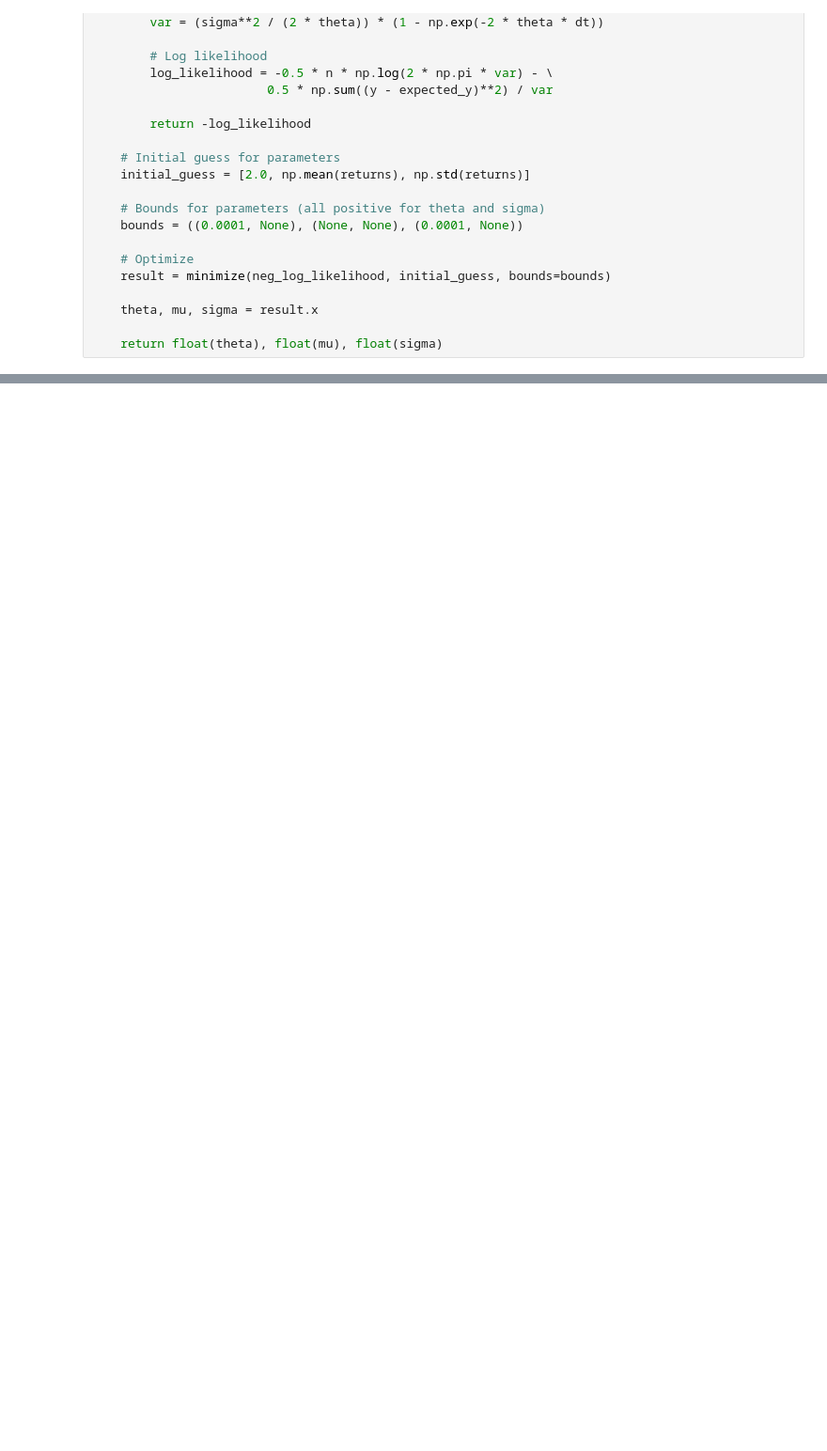
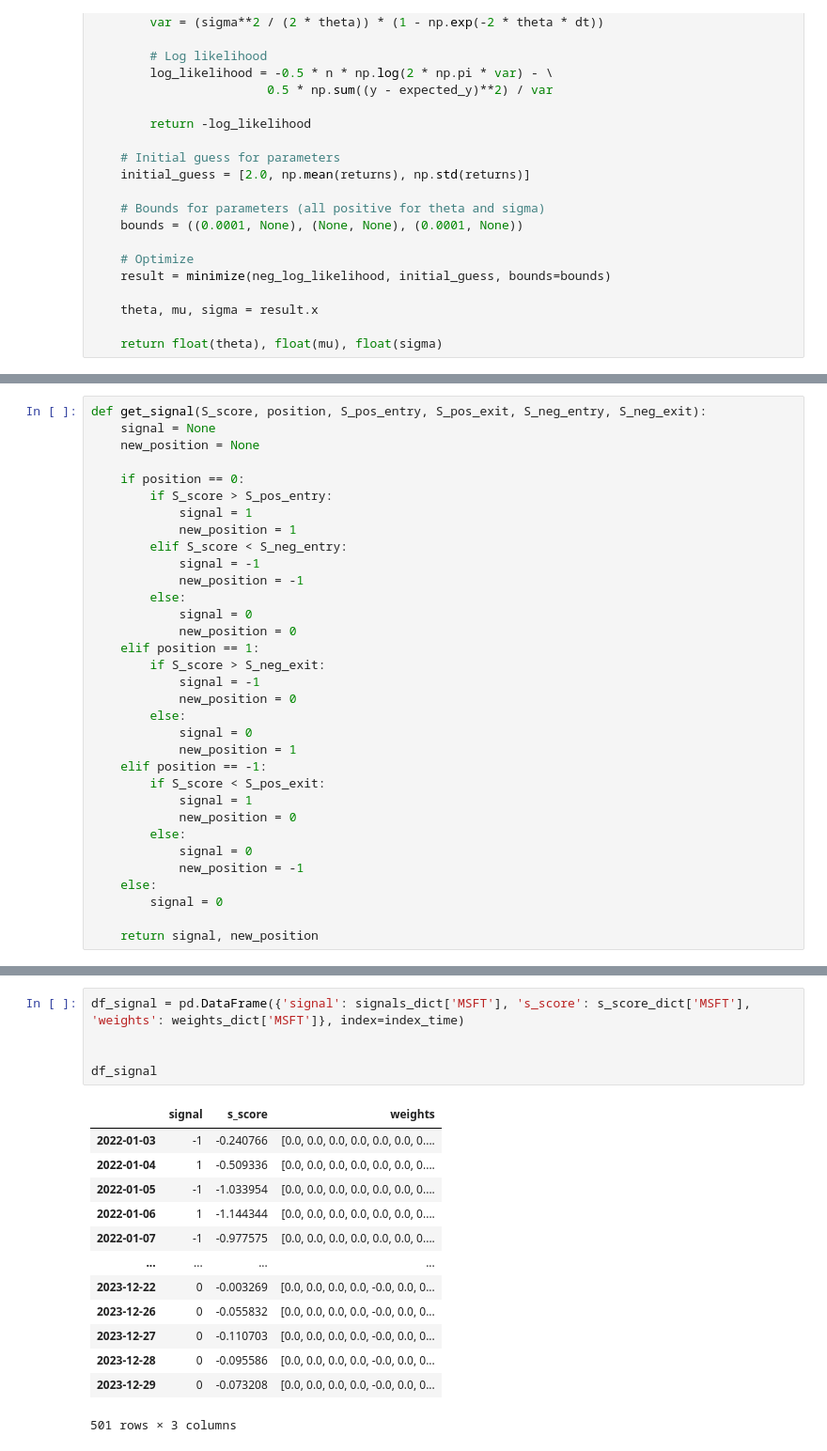
Before and after one commit to houyuting2000/Statistical_Arbitrage_Algo, a Jupyter notebook: main.ipynb, the cells around one changed output, grey strips where cells are left out. Shown at 94% size. Cells and saved outputs as stored; diff of their text form; blank space fills up the shorter version.

```diff
--- a/main.ipynb
+++ b/main.ipynb
@@ -182,0 +277,33 @@ df_train
+# %%
+def get_signal(S_score, position, S_pos_entry, S_pos_exit, S_neg_entry, S_neg_exit):
+    signal = None
+    new_position = None
+
+    if position == 0:
+        if S_score > S_pos_entry:
+            signal = 1
+            new_position = 1
+        elif S_score < S_neg_entry:
+            signal = -1
+            new_position = -1
+        else:
+            signal = 0
+            new_position = 0
+    elif position == 1:
+        if S_score > S_neg_exit:
+            signal = -1
+            new_position = 0
+        else:
+            signal = 0
+            new_position = 1
+    elif position == -1:
+        if S_score < S_pos_exit:
+            signal = 1
+            new_position = 0
+        else:
+            signal = 0
+            new_position = -1
+    else:
+        signal = 0
+
+    return signal, new_position
@@ -182,0 +446,19 @@ df_train
+# %%
+df_signal = pd.DataFrame({'signal': signals_dict['MSFT'], 's_score': s_score_dict['MSFT'], 'weights': weights_dict['MSFT']}, index=index_time)
+
+
+df_signal
+# %% [output]
+|  | signal | s_score | weights |
+| 2022-01-03 | -1 | -0.240766 | [0.0, 0.0, 0.0, 0.0, 0.0, 0.0, 0.... |
+| 2022-01-04 | 1 | -0.509336 | [0.0, 0.0, 0.0, 0.0, 0.0, 0.0, 0.... |
+| 2022-01-05 | -1 | -1.033954 | [0.0, 0.0, 0.0, 0.0, 0.0, 0.0, 0.... |
+| 2022-01-06 | 1 | -1.144344 | [0.0, 0.0, 0.0, 0.0, 0.0, 0.0, 0.... |
+| 2022-01-07 | -1 | -0.977575 | [0.0, 0.0, 0.0, 0.0, 0.0, 0.0, 0.... |
+| ... | ... | ... | ... |
+| 2023-12-22 | 0 | -0.003269 | [0.0, 0.0, 0.0, 0.0, -0.0, 0.0, 0... |
+| 2023-12-26 | 0 | -0.055832 | [0.0, 0.0, 0.0, 0.0, -0.0, 0.0, 0... |
+| 2023-12-27 | 0 | -0.110703 | [0.0, 0.0, 0.0, 0.0, -0.0, 0.0, 0... |
+| 2023-12-28 | 0 | -0.095586 | [0.0, 0.0, 0.0, 0.0, -0.0, 0.0, 0... |
+| 2023-12-29 | 0 | -0.073208 | [0.0, 0.0, 0.0, 0.0, -0.0, 0.0, 0... |
+501 rows × 3 columns
```
Also changed, not shown: parts of 13 cells of this notebook, 1 other file.
